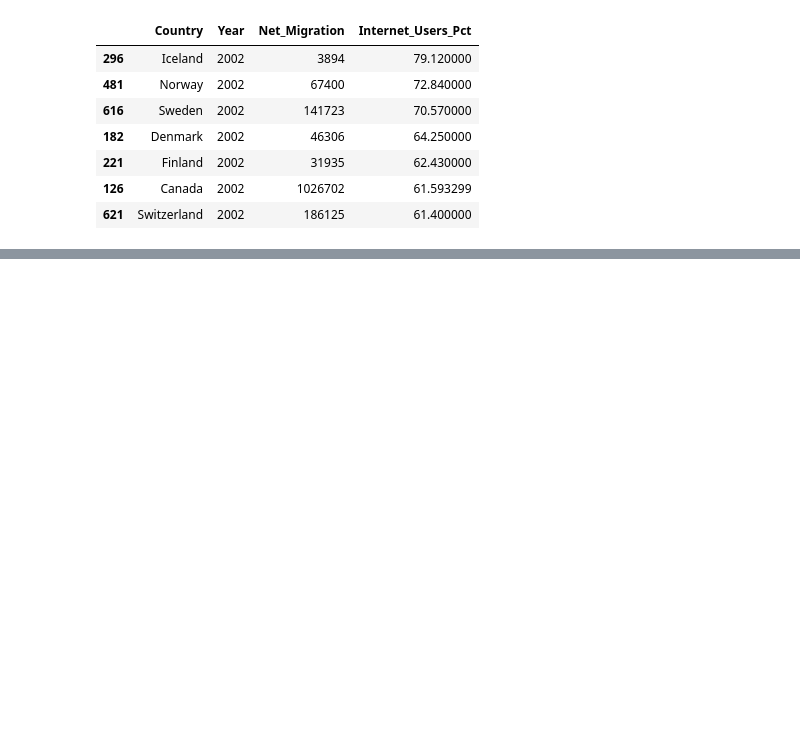
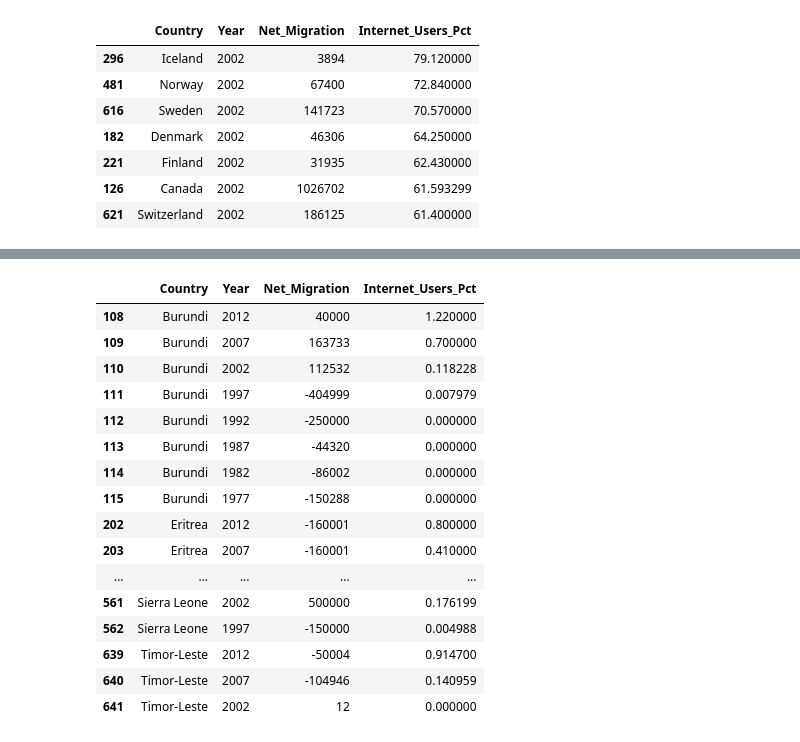
Before and after one commit to paulo-g-martinez/dq1-internet-migration, a Jupyter notebook: data-question-1-jupyter-notebook.ipynb, the cells around one changed output, grey strips where cells are left out. Saved outputs shown, nothing was run; the diff lists cells and outputs as text; code cells hidden in the pictures; blank space fills up the shorter version.

```diff
--- a/data-question-1-jupyter-notebook.ipynb
+++ b/data-question-1-jupyter-notebook.ipynb
@@ -315,0 +354,20 @@ TypeError: 'DataFrame' object is not callable
+# %%
+lowest_5_2012internet_diachronic
+# %% [output]
+|  | Country | Year | Net_Migration | Internet_Users_Pct |
+| 108 | Burundi | 2012 | 40000 | 1.220000 |
+| 109 | Burundi | 2007 | 163733 | 0.700000 |
+| 110 | Burundi | 2002 | 112532 | 0.118228 |
+| 111 | Burundi | 1997 | -404999 | 0.007979 |
+| 112 | Burundi | 1992 | -250000 | 0.000000 |
+| 113 | Burundi | 1987 | -44320 | 0.000000 |
+| 114 | Burundi | 1982 | -86002 | 0.000000 |
+| 115 | Burundi | 1977 | -150288 | 0.000000 |
+| 202 | Eritrea | 2012 | -160001 | 0.800000 |
+| 203 | Eritrea | 2007 | -160001 | 0.410000 |
+| ... | ... | ... | ... | ... |
+| 561 | Sierra Leone | 2002 | 500000 | 0.176199 |
+| 562 | Sierra Leone | 1997 | -150000 | 0.004988 |
+| 639 | Timor-Leste | 2012 | -50004 | 0.914700 |
+| 640 | Timor-Leste | 2007 | -104946 | 0.140959 |
+| 641 | Timor-Leste | 2002 | 12 | 0.000000 |
```
Also changed, not shown: parts of 18 cells of this notebook.
